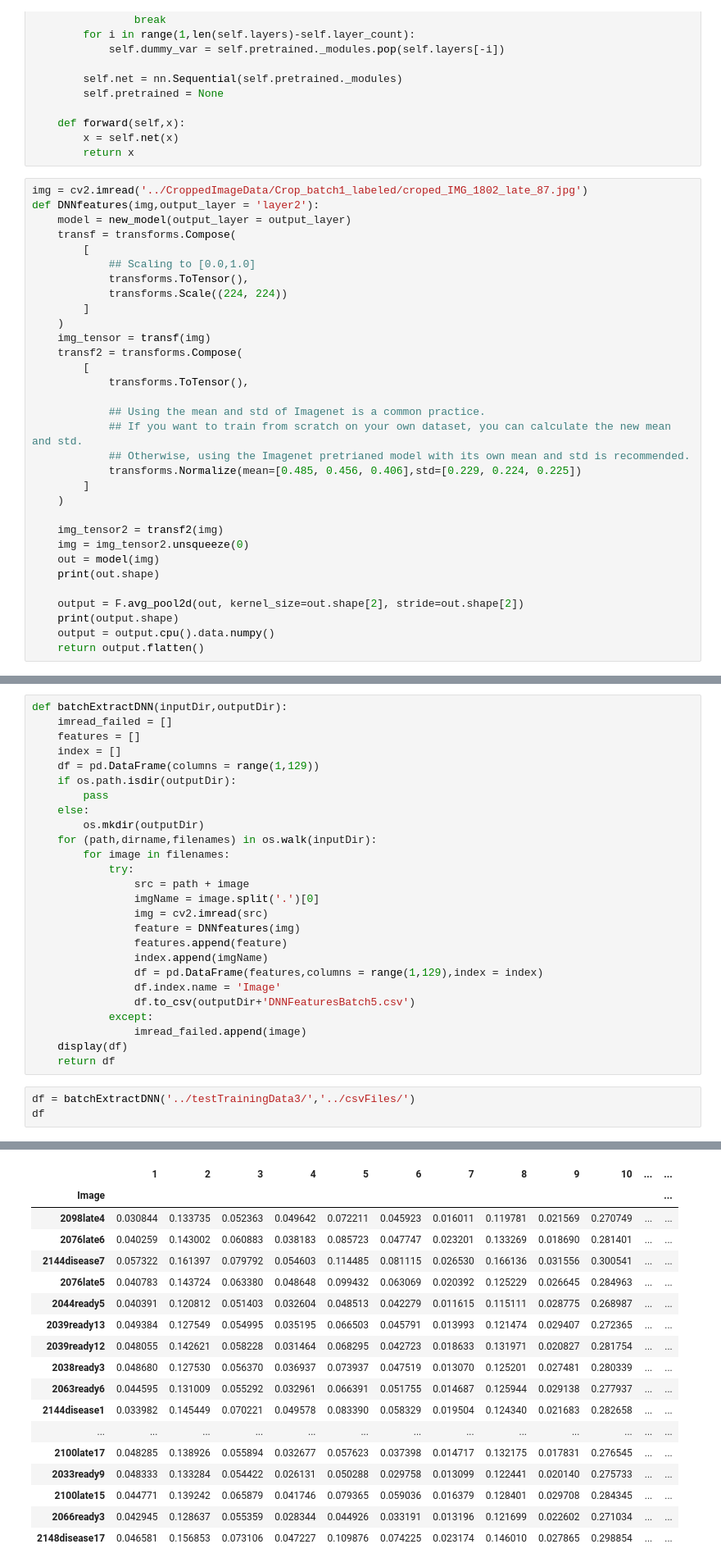
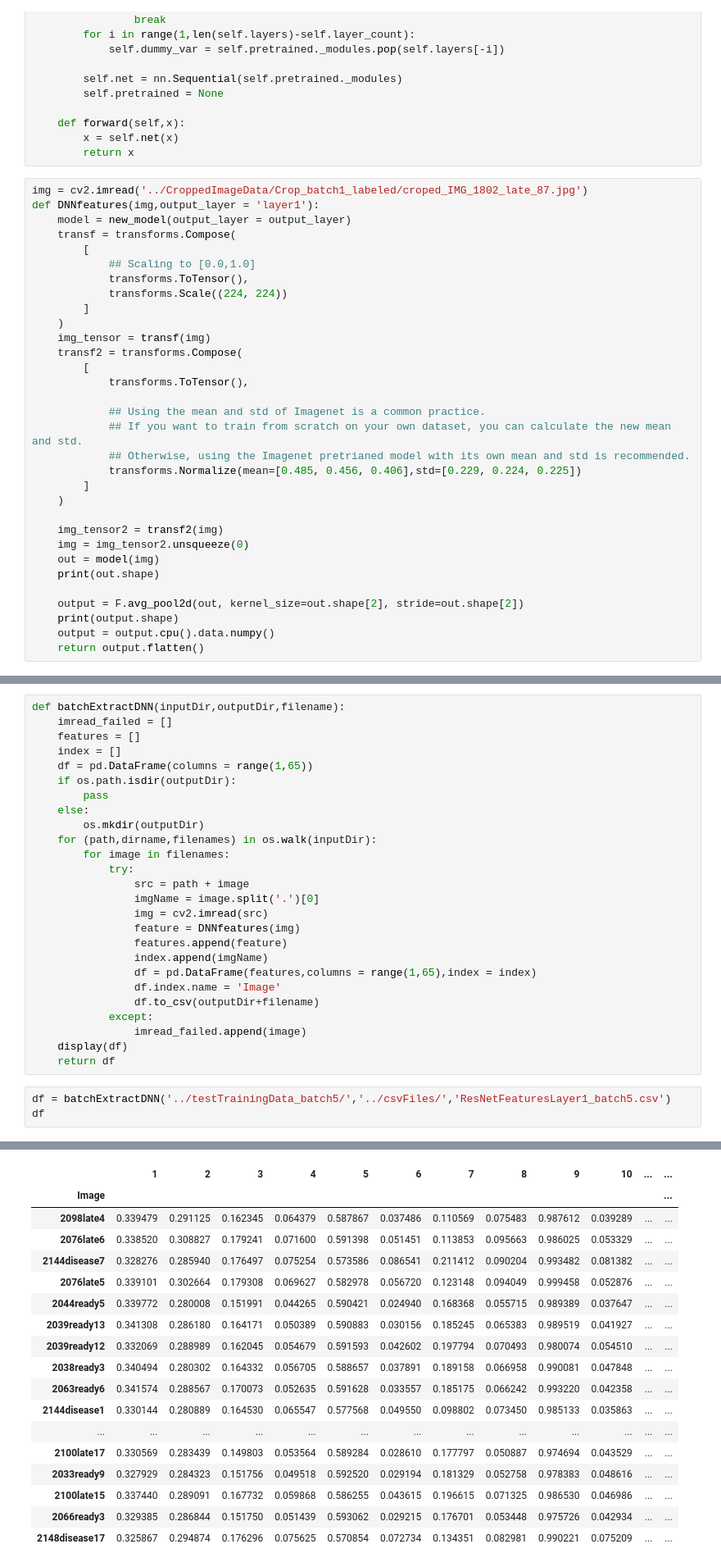
Before and after one commit to RitvikPrabhu/CropAI, a Jupyter notebook: FeaturesExtraction/Pre-trainedResNet.ipynb, the cells around one changed output, grey strips where cells are left out. Shown at 82% size. Saved outputs shown, nothing was run; the diff lists cells and outputs as text.

```diff
--- a/FeaturesExtraction/Pre-trainedResNet.ipynb
+++ b/FeaturesExtraction/Pre-trainedResNet.ipynb
@@ -54,7 +54,7 @@ class new_model(nn.Module):
         return x
 # %%
 img = cv2.imread('../CroppedImageData/Crop_batch1_labeled/croped_IMG_1802_late_87.jpg')
-def DNNfeatures(img,output_layer = 'layer2'):
+def DNNfeatures(img,output_layer = 'layer1'):
     model = new_model(output_layer = output_layer)
     transf = transforms.Compose(
         [
@@ -109,9 +105,9 @@ array([0.04419649, 0.09930734, 0.05431748, 0.0363103 , 0.03139085,
 # %%
-def batchExtractDNN(inputDir,outputDir):
+def batchExtractDNN(inputDir,outputDir,filename):
     imread_failed = []
     features = []
     index = []
-    df = pd.DataFrame(columns = range(1,129))
+    df = pd.DataFrame(columns = range(1,65))
     if os.path.isdir(outputDir):
         pass
     else:
@@ -125,14 +121,14 @@ def batchExtractDNN(inputDir,outputDir):
                 feature = DNNfeatures(img)
                 features.append(feature)
                 index.append(imgName)
-                df = pd.DataFrame(features,columns = range(1,129),index = index)
+                df = pd.DataFrame(features,columns = range(1,65),index = index)
                 df.index.name = 'Image'
-                df.to_csv(outputDir+'DNNFeaturesBatch5.csv')
+                df.to_csv(outputDir+filename)
             except:
                 imread_failed.append(image)
     display(df)
     return df
 # %%
-df = batchExtractDNN('../testTrainingData3/','../csvFiles/')
+df = batchExtractDNN('../testTrainingData_batch5/','../csvFiles/','ResNetFeaturesLayer1_batch5.csv')
 df
 # %% [output]
@@ -156,18 +152,18 @@ torch.Size([1, 128, 1, 1])
 |  | 1 | 2 | 3 | 4 | 5 | 6 | 7 | 8 | 9 | 10 | ... | ... |
 | Image |  |  |  |  |  |  |  |  |  |  |  | ... |
-| 2098late4 | 0.030844 | 0.133735 | 0.052363 | 0.049642 | 0.072211 | 0.045923 | 0.016011 | 0.119781 | 0.021569 | 0.270749 | ... | ... |
-| 2076late6 | 0.040259 | 0.143002 | 0.060883 | 0.038183 | 0.085723 | 0.047747 | 0.023201 | 0.133269 | 0.018690 | 0.281401 | ... | ... |
-| 2144disease7 | 0.057322 | 0.161397 | 0.079792 | 0.054603 | 0.114485 | 0.081115 | 0.026530 | 0.166136 | 0.031556 | 0.300541 | ... | ... |
-| 2076late5 | 0.040783 | 0.143724 | 0.063380 | 0.048648 | 0.099432 | 0.063069 | 0.020392 | 0.125229 | 0.026645 | 0.284963 | ... | ... |
-| 2044ready5 | 0.040391 | 0.120812 | 0.051403 | 0.032604 | 0.048513 | 0.042279 | 0.011615 | 0.115111 | 0.028775 | 0.268987 | ... | ... |
-| 2039ready13 | 0.049384 | 0.127549 | 0.054995 | 0.035195 | 0.066503 | 0.045791 | 0.013993 | 0.121474 | 0.029407 | 0.272365 | ... | ... |
-| 2039ready12 | 0.048055 | 0.142621 | 0.058228 | 0.031464 | 0.068295 | 0.042723 | 0.018633 | 0.131971 | 0.020827 | 0.281754 | ... | ... |
-| 2038ready3 | 0.048680 | 0.127530 | 0.056370 | 0.036937 | 0.073937 | 0.047519 | 0.013070 | 0.125201 | 0.027481 | 0.280339 | ... | ... |
-| 2063ready6 | 0.044595 | 0.131009 | 0.055292 | 0.032961 | 0.066391 | 0.051755 | 0.014687 | 0.125944 | 0.029138 | 0.277937 | ... | ... |
-| 2144disease1 | 0.033982 | 0.145449 | 0.070221 | 0.049578 | 0.083390 | 0.058329 | 0.019504 | 0.124340 | 0.021683 | 0.282658 | ... | ... |
+| 2098late4 | 0.339479 | 0.291125 | 0.162345 | 0.064379 | 0.587867 | 0.037486 | 0.110569 | 0.075483 | 0.987612 | 0.039289 | ... | ... |
+| 2076late6 | 0.338520 | 0.308827 | 0.179241 | 0.071600 | 0.591398 | 0.051451 | 0.113853 | 0.095663 | 0.986025 | 0.053329 | ... | ... |
+| 2144disease7 | 0.328276 | 0.285940 | 0.176497 | 0.075254 | 0.573586 | 0.086541 | 0.211412 | 0.090204 | 0.993482 | 0.081382 | ... | ... |
+| 2076late5 | 0.339101 | 0.302664 | 0.179308 | 0.069627 | 0.582978 | 0.056720 | 0.123148 | 0.094049 | 0.999458 | 0.052876 | ... | ... |
+| 2044ready5 | 0.339772 | 0.280008 | 0.151991 | 0.044265 | 0.590421 | 0.024940 | 0.168368 | 0.055715 | 0.989389 | 0.037647 | ... | ... |
+| 2039ready13 | 0.341308 | 0.286180 | 0.164171 | 0.050389 | 0.590883 | 0.030156 | 0.185245 | 0.065383 | 0.989519 | 0.041927 | ... | ... |
+| 2039ready12 | 0.332069 | 0.288989 | 0.162045 | 0.054679 | 0.591593 | 0.042602 | 0.197794 | 0.070493 | 0.980074 | 0.054510 | ... | ... |
+| 2038ready3 | 0.340494 | 0.280302 | 0.164332 | 0.056705 | 0.588657 | 0.037891 | 0.189158 | 0.066958 | 0.990081 | 0.047848 | ... | ... |
+| 2063ready6 | 0.341574 | 0.288567 | 0.170073 | 0.052635 | 0.591628 | 0.033557 | 0.185175 | 0.066242 | 0.993220 | 0.042358 | ... | ... |
+| 2144disease1 | 0.330144 | 0.280889 | 0.164530 | 0.065547 | 0.577568 | 0.049550 | 0.098802 | 0.073450 | 0.985133 | 0.035863 | ... | ... |
 | ... | ... | ... | ... | ... | ... | ... | ... | ... | ... | ... | ... | ... |
-| 2100late17 | 0.048285 | 0.138926 | 0.055894 | 0.032677 | 0.057623 | 0.037398 | 0.014717 | 0.132175 | 0.017831 | 0.276545 | ... | ... |
-| 2033ready9 | 0.048333 | 0.133284 | 0.054422 | 0.026131 | 0.050288 | 0.029758 | 0.013099 | 0.122441 | 0.020140 | 0.275733 | ... | ... |
-| 2100late15 | 0.044771 | 0.139242 | 0.065879 | 0.041746 | 0.079365 | 0.059036 | 0.016379 | 0.128401 | 0.029708 | 0.284345 | ... | ... |
-| 2066ready3 | 0.042945 | 0.128637 | 0.055359 | 0.028344 | 0.044926 | 0.033191 | 0.013196 | 0.121699 | 0.022602 | 0.271034 | ... | ... |
-| 2148disease17 | 0.046581 | 0.156853 | 0.073106 | 0.047227 | 0.109876 | 0.074225 | 0.023174 | 0.146010 | 0.027865 | 0.298854 | ... | ... |
+| 2100late17 | 0.330569 | 0.283439 | 0.149803 | 0.053564 | 0.589284 | 0.028610 | 0.177797 | 0.050887 | 0.974694 | 0.043529 | ... | ... |
+| 2033ready9 | 0.327929 | 0.284323 | 0.151756 | 0.049518 | 0.592520 | 0.029194 | 0.181329 | 0.052758 | 0.978383 | 0.048616 | ... | ... |
+| 2100late15 | 0.337440 | 0.289091 | 0.167732 | 0.059868 | 0.586255 | 0.043615 | 0.196615 | 0.071325 | 0.986530 | 0.046986 | ... | ... |
+| 2066ready3 | 0.329385 | 0.286844 | 0.151750 | 0.051439 | 0.593062 | 0.029215 | 0.176701 | 0.053448 | 0.975726 | 0.042934 | ... | ... |
+| 2148disease17 | 0.325867 | 0.294874 | 0.176296 | 0.075625 | 0.570854 | 0.072734 | 0.134351 | 0.082981 | 0.990221 | 0.075209 | ... | ... |
```
Also changed, not shown: parts of 8 cells of this notebook, 6 other files.
